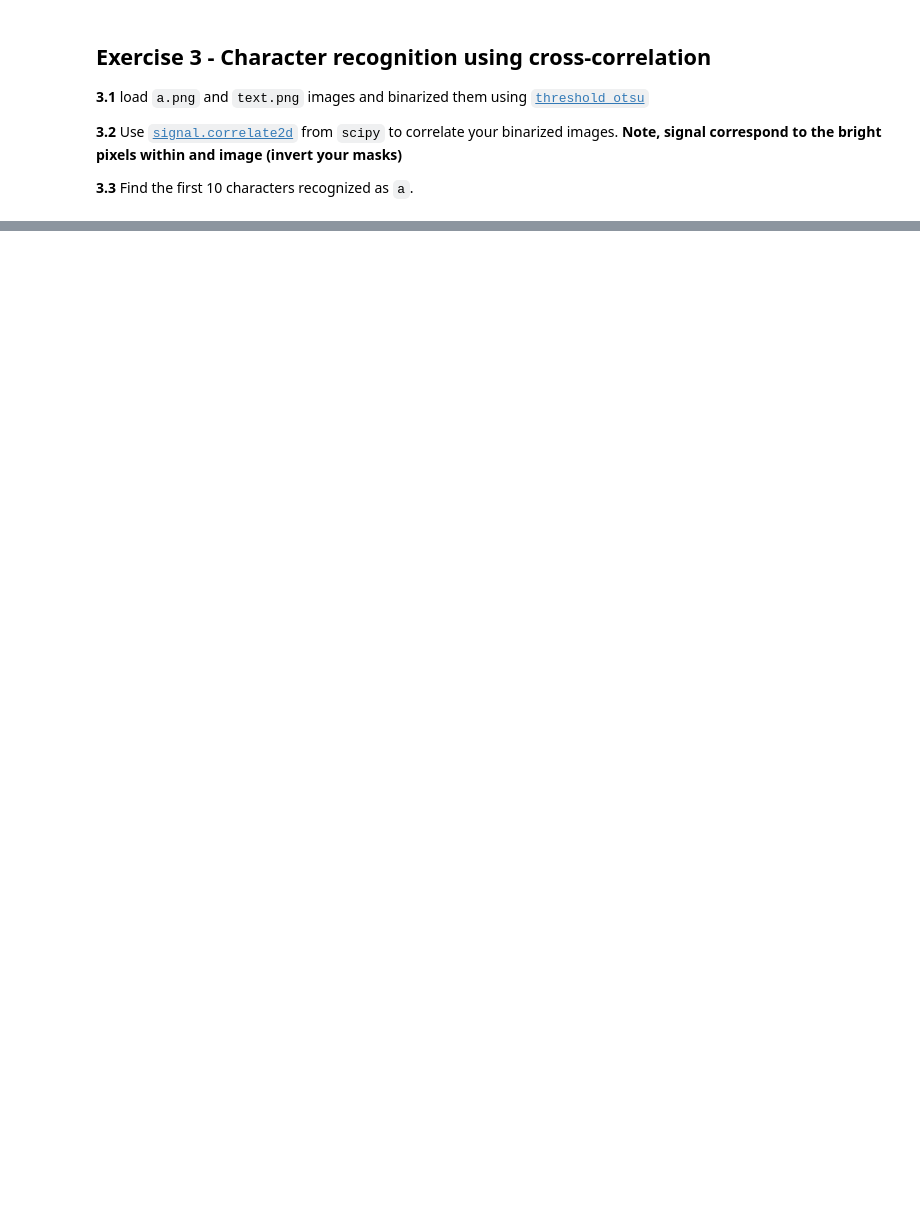
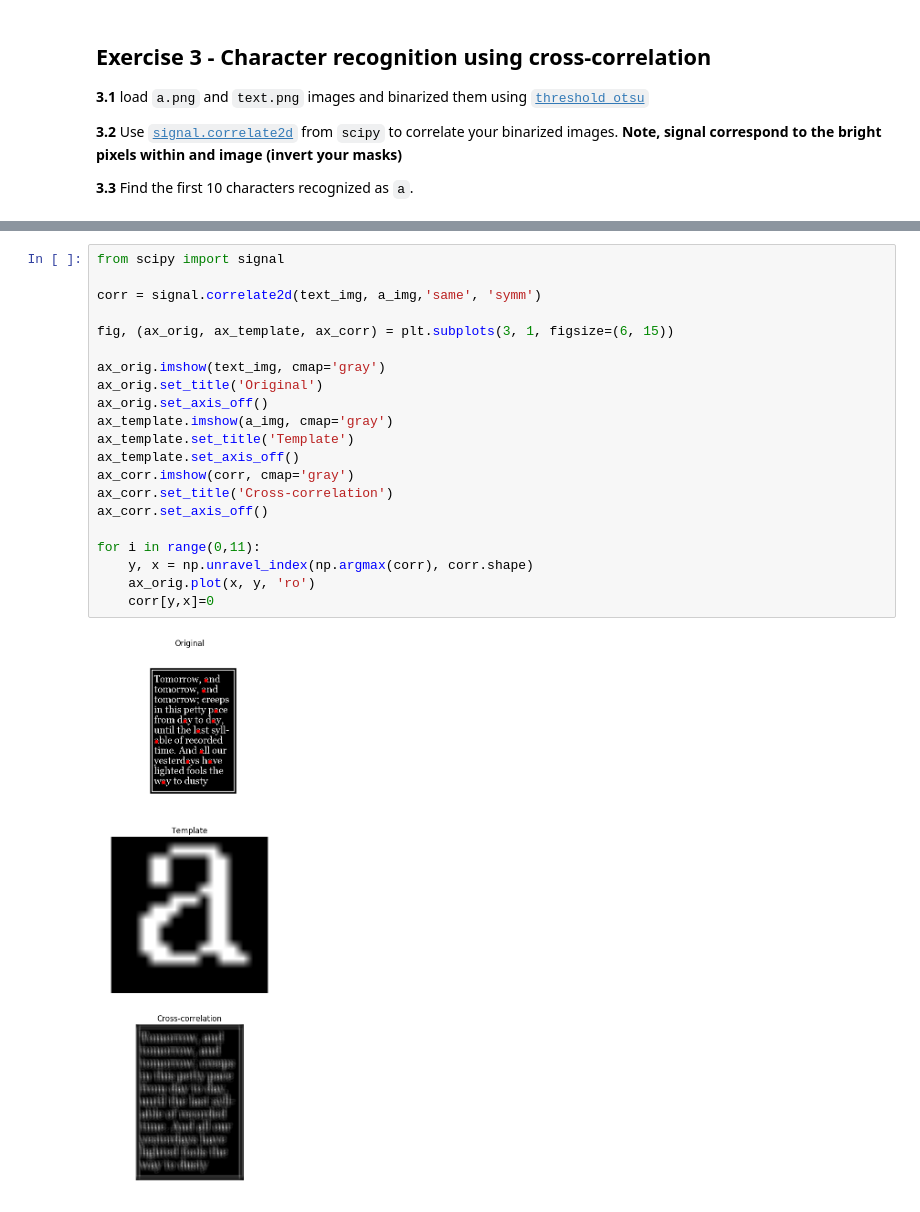
Before and after one commit to ctmengdi/DSP-TP-1617, a Jupyter notebook: Lab3/python/Lab3.ipynb, the cells around one changed output, grey strips where cells are left out. Drawn from its saved outputs; the diff is of its cells as text; blank space fills up the shorter version.

```diff
--- a/Lab3/python/Lab3.ipynb
+++ b/Lab3/python/Lab3.ipynb
@@ -113,0 +210,23 @@ SyntaxError: invalid syntax (<ipython-input-27-2a8bd4a7a271>, line 4)
+# %%
+from scipy import signal
+
+corr = signal.correlate2d(text_img, a_img,'same', 'symm')
+
+fig, (ax_orig, ax_template, ax_corr) = plt.subplots(3, 1, figsize=(6, 15))
+
+ax_orig.imshow(text_img, cmap='gray')
+ax_orig.set_title('Original')
+ax_orig.set_axis_off()
+ax_template.imshow(a_img, cmap='gray')
+ax_template.set_title('Template')
+ax_template.set_axis_off()
+ax_corr.imshow(corr, cmap='gray')
+ax_corr.set_title('Cross-correlation')
+ax_corr.set_axis_off()
+
+for i in range(0,11):
+    y, x = np.unravel_index(np.argmax(corr), corr.shape)
+    ax_orig.plot(x, y, 'ro')
+    corr[y,x]=0
+# %% [output]
+[figure, added]
```
Also changed, not shown: parts of 6 cells of this notebook.
